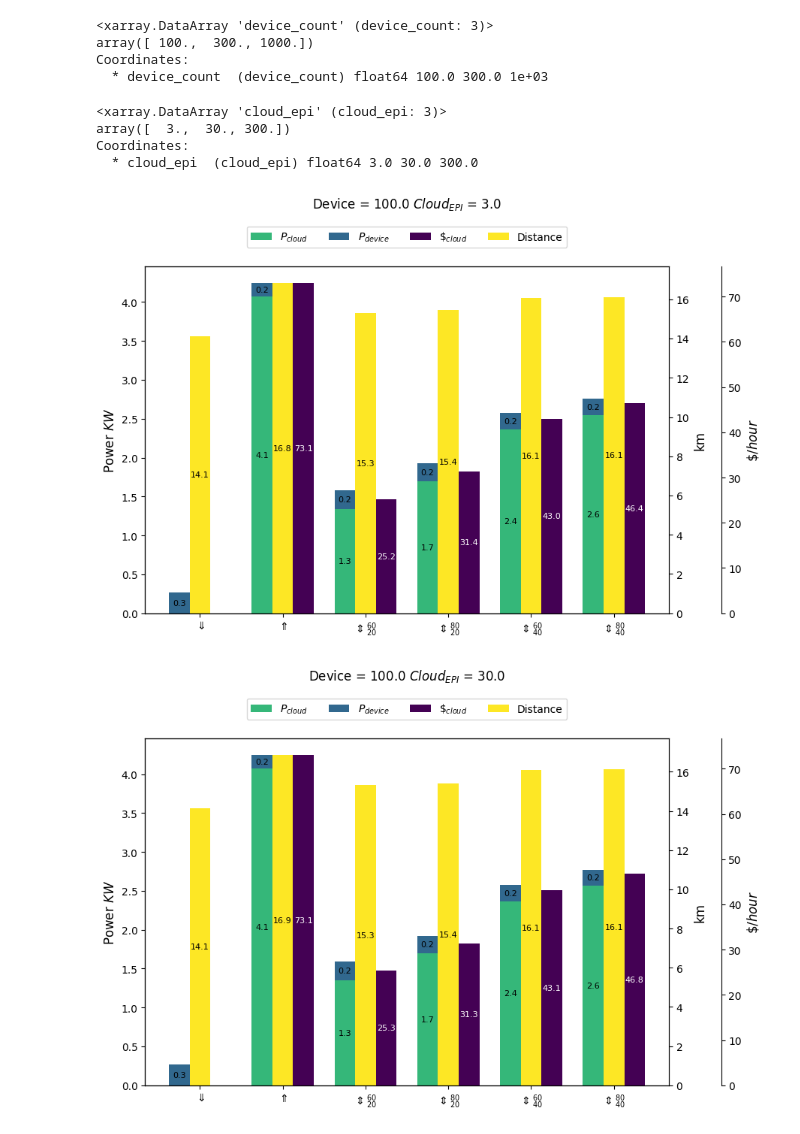
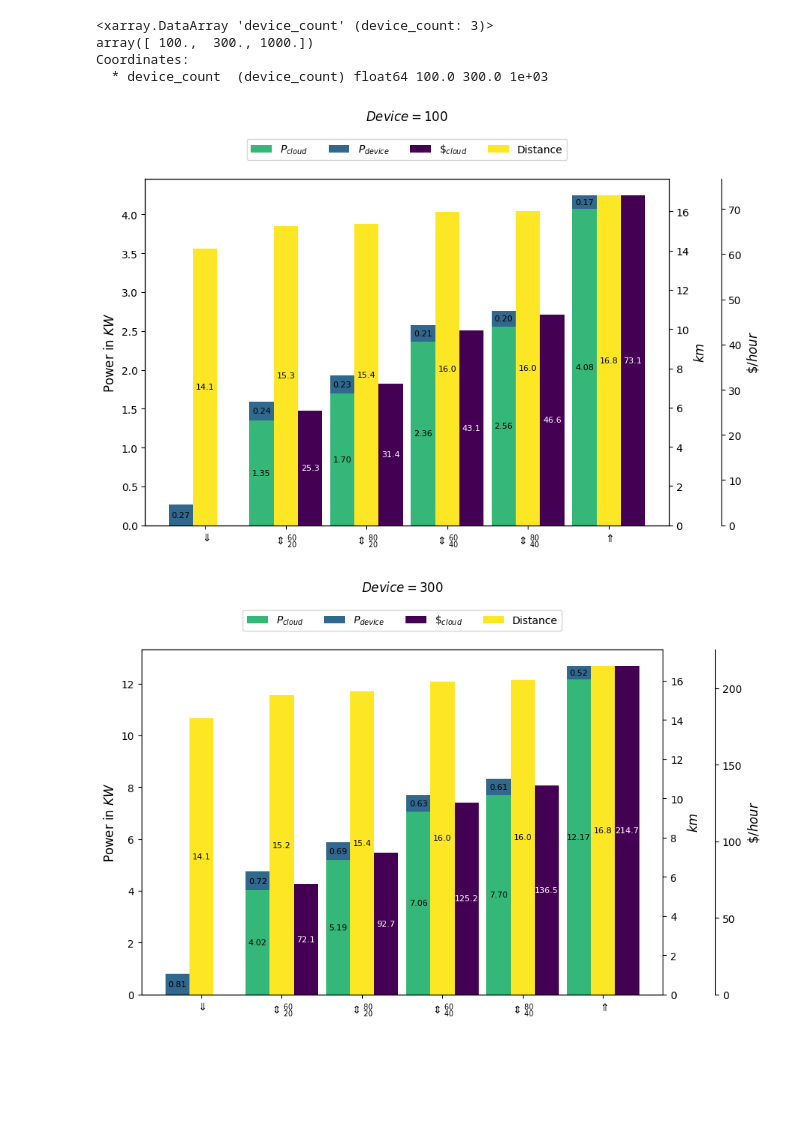
Before and after one commit to nicolasfara/pulvreakt-reconfiguration-evaluation, a Jupyter notebook: data-visualization/Data Visualization.ipynb, the cells around one changed output. Cells and saved outputs as stored; diff of their text form; code cells hidden in the pictures; blank space fills up the shorter version.

Commit message:
Improve charts

```diff
--- a/data-visualization/Data Visualization.ipynb
+++ b/data-visualization/Data Visualization.ipynb
@@ -29,6 +31,7 @@ minTime = 60
 maxTime = 12 * 3600
 timeColumnName = 'time'
 logarithmicTime = False
+excludeVariables = ['battery_discharge_time']
 # One or more variables are considered random and "flattened"
 seedVars = ['seed']
 # Label mapping
@@ -59,7 +62,7 @@ if os.path.exists(directory):
             # From the file name, extract the independent variables
             dimensions = {}
             for file in allfiles:
-                dimensions = mergeDicts(dimensions, extractCoordinates(file))
+                dimensions = mergeDicts(dimensions, extractCoordinates(file, excludeVariables))
             dimensions = {k: sorted(v) for k, v in dimensions.items()}
             # Add time to the independent variables
             dimensions[timeColumnName] = range(0, timeSamples)
@@ -104,7 +107,7 @@ if os.path.exists(directory):
                     for idx, v in enumerate(varNames):
                         if v != timeColumnName:
                             darray = dataset[v]
-                            experimentVars = extractCoordinates(file)
+                            experimentVars = extractCoordinates(file, excludeVariables)
                             darray.loc[experimentVars] = data[:, idx].A1
                 # Fold the dataset along the seed variables, producing the mean and stdev datasets
                 mergingVariables = [seed for seed in seedVars if seed in dataset.coords]
@@ -144,10 +147,10 @@ Data variables:
 # %%
 chart_data = current_experiment_means[
     { 'batteryConsumption[sum]', 'cloudConsumption[sum]', 'instances', 'distance[mean]' }
-].mean(dim = { 'battery_discharge_time', 'epi_ratio', 'time' }, skipna = True)
+].mean(dim = { 'epi_ratio', 'time', 'cloud_epi' }, skipna = True)
 chart_errors = current_experiment_errors[
     { 'batteryConsumption[sum]', 'cloudConsumption[sum]', 'instances', 'distance[mean]' }
-].mean(dim = { 'battery_discharge_time', 'epi_ratio', 'time' }, skipna = True)
+].mean(dim = { 'epi_ratio', 'time', 'cloud_epi' }, skipna = True)
 chart_data
 # %% [output]
 <xarray.Dataset>
@@ -169,16 +171,7 @@ device_count_coordinates
 array([ 100.,  300., 1000.])
 Coordinates:
   * device_count  (device_count) float64 100.0 300.0 1e+03
-# %%
-cloud_epi_coordinates = chart_data.coords['cloud_epi']
-cloud_epi_coordinates
-# %% [output]
-<xarray.DataArray 'cloud_epi' (cloud_epi: 3)>
-array([  3.,  30., 300.])
-Coordinates:
-  * cloud_epi  (cloud_epi) float64 3.0 30.0 300.0
 # %%
-cloud_epi_values = chart_data['cloud_epi'].values
 device_count_values = chart_data['device_count'].values
 
 aws_cloud_cost = 3.5 # $/h
@@ -197,13 +190,9 @@ def to_latex_label(labels):
                 out.append('$\\Updownarrow_{' + low + '}^{' + high + '}$')
     return out
 
-
-
-from itertools import product
-
-for comb in product(device_count_values, cloud_epi_values):
-    raw_data = chart_data.sel({'device_count': comb[0], 'cloud_epi': comb[1]})
-    raw_errors = chart_errors.sel({'device_count': comb[0], 'cloud_epi': comb[1]})
+for comb in device_count_values:
+    raw_data = chart_data.sel({'device_count': comb}).sortby('instances')
+    raw_errors = chart_errors.sel({'device_count': comb})
 
     chart_with_cost = raw_data.assign(cloud_cost=lambda x: x.instances * aws_cloud_cost)
     chart_with_cost = chart_with_cost.assign(device_power=lambda x: x['batteryConsumption[sum]'] / 1000)
@@ -215,8 +204,6 @@ for comb in product(device_count_values, cloud_epi_values):
 
     chart_pd = chart_with_cost.to_dataframe()
     errors_pd = errors_with_cost.to_dataframe()
-
-    scenarios = to_latex_label(chart_with_cost['balance'].to_numpy())
 
     device_consumption_values = chart_pd['device_power'].values
     device_consumption_error = errors_pd['device_power'].values
@@ -230,47 +217,51 @@ for comb in product(device_count_values, cloud_epi_values):
     cost_values = chart_pd['cloud_cost'].values
     cost_error = errors_pd['cloud_cost'].values
 
-    bar_width = 0.25
-    x = np.arange(len(scenarios))
+    bar_width = 0.30
 
     fig, ax = plt.subplots(figsize=(9,6))
     distance_x = ax.twinx()
     cost_x = ax.twinx()
+
+    scenarios = to_latex_label(raw_data['balance'].to_numpy())
+    ordered = scenarios.copy()
+    ordered.append(ordered.pop(1))
+    x = np.arange(len(scenarios))
 
     # c = ax.bar(scenarios, cloud_consumption_values, yerr=cloud_consumption_error, width=bar_width, label=r'$P_{cloud}$', color='#35b779')
     c = ax.bar(scenarios, cloud_consumption_values, width=bar_width, label=r'$P_{cloud}$', color='#35b779')
     # d = ax.bar(scenarios, device_consumption_values, yerr=device_consumption_error, width=bar_width, bottom=cloud_consumption_values, label=r'$P_{battery}$', color='#31688e')
     d = ax.bar(scenarios, device_consumption_values, width=bar_width, bottom=cloud_consumption_values, label=r'$P_{battery}$', color='#31688e')
     # dis = distance_x.bar(x + bar_width, distance_values, yerr=distance_error, width=bar_width, label='Distance', color='#fde725')
     dis = distance_x.bar(x + bar_width, distance_values, width=bar_width, label='Distance', color='#fde725')
     # cost = cost_x.bar(x + 2 * bar_width, cost_values, yerr=cost_error, width=bar_width, label=r'$\$_{cloud}$', color='#440154')
     cost = cost_x.bar(x + 2 * bar_width, cost_values, width=bar_width, label=r'$\$_{cloud}$', color='#440154')
 
     for c in ax.containers:
-        labels = [f'{h:0.1f}' if (h := v.get_height()) != 0 else '' for v in c ]
+        labels = [f'{h:0.2f}' if (h := v.get_height()) != 0 else '' for v in c ]
         ax.bar_label(c, labels=labels, label_type='center', fontsize=8)
     distance_x.bar_label(dis, label_type='center', fmt='%.1f', fontsize=8)
     for c in cost_x.containers:
         labels = [f'{h:0.1f}' if (h := v.get_height()) != 0 else '' for v in c ]
         cost_x.bar_label(c, labels=labels, label_type='center', fontsize=8, color='white')
 
     plt.xticks(x + bar_width, scenarios)
     cost_x.spines.right.set_position(("axes", 1.10))
 
-    ax.set_ylabel(r'Power $KW$', fontsize=12)
+    ax.set_ylabel(r'Power in $KW$', fontsize=12)
     cost_x.set_ylabel(r'$\$ / hour$', fontsize=12)
-    distance_x.set_ylabel('km', fontsize=12)
+    distance_x.set_ylabel('$km$', fontsize=12)
 
-    plt.title(f'Device = {comb[0]} $Cloud_{{EPI}}$ = {comb[1]}', loc='center', y=1.15)
+    plt.title(f'$Device = {int(comb)}$', loc='center', y=1.15)
 
     lines, _ = ax.get_legend_handles_labels()
     lines2, labels2 = cost_x.get_legend_handles_labels()
     lines3, labels3 = distance_x.get_legend_handles_labels()
     ax.legend().remove()
     cost_x.legend().remove()
     distance_x.legend(lines + lines2 + lines3, [r'$P_{cloud}$', r'$P_{device}$'] + labels2 + labels3, loc='upper center', ncol=4, bbox_to_anchor=(0.5, 1.13))
 
     plt.show()
 # %% [output]
-[figure, old version]
+[figure, new version]
-[figure, old version]
+[figure, new version]
```
Also changed, not shown: parts of 12 cells of this notebook, 1 other file.
